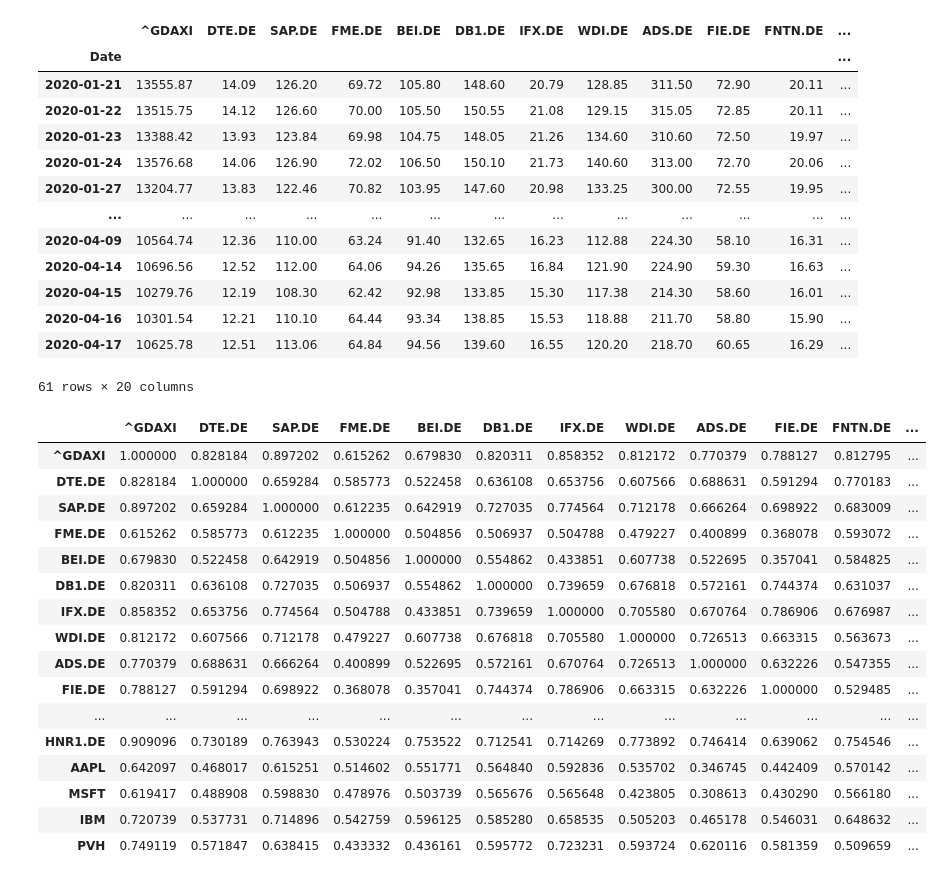
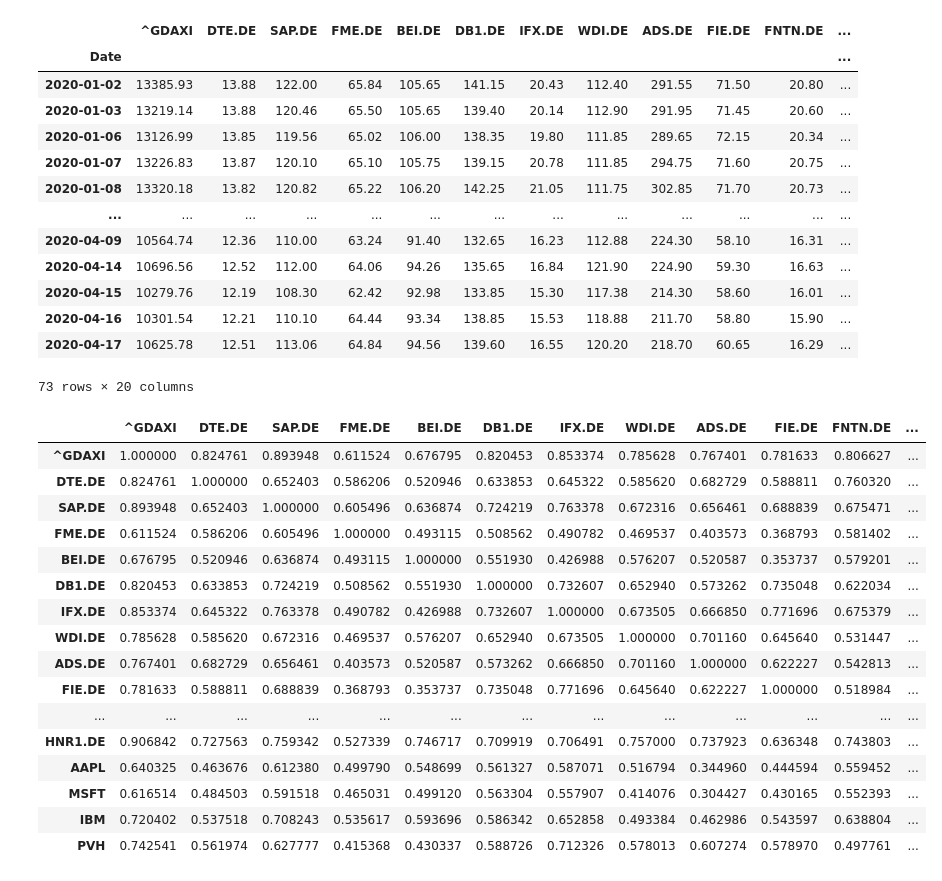
Before and after one commit to ds4pf/correlation-in-python, a Jupyter notebook: correlation-ip-yfin.ipynb, the cells around one changed output. Saved outputs shown, nothing was run; the diff lists cells and outputs as text; code cells hidden in the pictures.

```diff
--- a/correlation-ip-yfin.ipynb
+++ b/correlation-ip-yfin.ipynb
@@ -11,7 +11,8 @@ merged_quotes = pd.DataFrame()
 
 for symbol in entries:
     ticks = yf.Ticker(symbol)
-    h = ticks.history(start='2020-01-20', end='2020-04-20')
+    #h = ticks.history('3mo')
+    h = ticks.history(start='2020-01-01', end='2020-04-20')
     history = h['Close']
     if merged_quotes.size == 0:
         merged_quotes = history.to_frame()
@@ -23,15 +24,15 @@ merged_quotes
 # %% [output]
 |  | ^GDAXI | DTE.DE | SAP.DE | FME.DE | BEI.DE | DB1.DE | IFX.DE | WDI.DE | ADS.DE | FIE.DE | FNTN.DE | ... |
 | Date |  |  |  |  |  |  |  |  |  |  |  | ... |
-| 2020-01-21 | 13555.87 | 14.09 | 126.20 | 69.72 | 105.80 | 148.60 | 20.79 | 128.85 | 311.50 | 72.90 | 20.11 | ... |
-| 2020-01-22 | 13515.75 | 14.12 | 126.60 | 70.00 | 105.50 | 150.55 | 21.08 | 129.15 | 315.05 | 72.85 | 20.11 | ... |
-| 2020-01-23 | 13388.42 | 13.93 | 123.84 | 69.98 | 104.75 | 148.05 | 21.26 | 134.60 | 310.60 | 72.50 | 19.97 | ... |
-| 2020-01-24 | 13576.68 | 14.06 | 126.90 | 72.02 | 106.50 | 150.10 | 21.73 | 140.60 | 313.00 | 72.70 | 20.06 | ... |
-| 2020-01-27 | 13204.77 | 13.83 | 122.46 | 70.82 | 103.95 | 147.60 | 20.98 | 133.25 | 300.00 | 72.55 | 19.95 | ... |
+| 2020-01-02 | 13385.93 | 13.88 | 122.00 | 65.84 | 105.65 | 141.15 | 20.43 | 112.40 | 291.55 | 71.50 | 20.80 | ... |
+| 2020-01-03 | 13219.14 | 13.88 | 120.46 | 65.50 | 105.65 | 139.40 | 20.14 | 112.90 | 291.95 | 71.45 | 20.60 | ... |
+| 2020-01-06 | 13126.99 | 13.85 | 119.56 | 65.02 | 106.00 | 138.35 | 19.80 | 111.85 | 289.65 | 72.15 | 20.34 | ... |
+| 2020-01-07 | 13226.83 | 13.87 | 120.10 | 65.10 | 105.75 | 139.15 | 20.78 | 111.85 | 294.75 | 71.60 | 20.75 | ... |
+| 2020-01-08 | 13320.18 | 13.82 | 120.82 | 65.22 | 106.20 | 142.25 | 21.05 | 111.75 | 302.85 | 71.70 | 20.73 | ... |
 | ... | ... | ... | ... | ... | ... | ... | ... | ... | ... | ... | ... | ... |
 | 2020-04-09 | 10564.74 | 12.36 | 110.00 | 63.24 | 91.40 | 132.65 | 16.23 | 112.88 | 224.30 | 58.10 | 16.31 | ... |
 | 2020-04-14 | 10696.56 | 12.52 | 112.00 | 64.06 | 94.26 | 135.65 | 16.84 | 121.90 | 224.90 | 59.30 | 16.63 | ... |
 | 2020-04-15 | 10279.76 | 12.19 | 108.30 | 62.42 | 92.98 | 133.85 | 15.30 | 117.38 | 214.30 | 58.60 | 16.01 | ... |
 | 2020-04-16 | 10301.54 | 12.21 | 110.10 | 64.44 | 93.34 | 138.85 | 15.53 | 118.88 | 211.70 | 58.80 | 15.90 | ... |
 | 2020-04-17 | 10625.78 | 12.51 | 113.06 | 64.84 | 94.56 | 139.60 | 16.55 | 120.20 | 218.70 | 60.65 | 16.29 | ... |
-61 rows × 20 columns
+73 rows × 20 columns
@@ -42,22 +39,22 @@ for e in entries:
 # %%
-correlation_matrix = pct_changes.corr()
+correlation_matrix = merged_quotes.pct_change().corr()
 correlation_matrix
 # %% [output]
 |  | ^GDAXI | DTE.DE | SAP.DE | FME.DE | BEI.DE | DB1.DE | IFX.DE | WDI.DE | ADS.DE | FIE.DE | FNTN.DE | ... |
-| ^GDAXI | 1.000000 | 0.828184 | 0.897202 | 0.615262 | 0.679830 | 0.820311 | 0.858352 | 0.812172 | 0.770379 | 0.788127 | 0.812795 | ... |
-| DTE.DE | 0.828184 | 1.000000 | 0.659284 | 0.585773 | 0.522458 | 0.636108 | 0.653756 | 0.607566 | 0.688631 | 0.591294 | 0.770183 | ... |
-| SAP.DE | 0.897202 | 0.659284 | 1.000000 | 0.612235 | 0.642919 | 0.727035 | 0.774564 | 0.712178 | 0.666264 | 0.698922 | 0.683009 | ... |
-| FME.DE | 0.615262 | 0.585773 | 0.612235 | 1.000000 | 0.504856 | 0.506937 | 0.504788 | 0.479227 | 0.400899 | 0.368078 | 0.593072 | ... |
-| BEI.DE | 0.679830 | 0.522458 | 0.642919 | 0.504856 | 1.000000 | 0.554862 | 0.433851 | 0.607738 | 0.522695 | 0.357041 | 0.584825 | ... |
-| DB1.DE | 0.820311 | 0.636108 | 0.727035 | 0.506937 | 0.554862 | 1.000000 | 0.739659 | 0.676818 | 0.572161 | 0.744374 | 0.631037 | ... |
-| IFX.DE | 0.858352 | 0.653756 | 0.774564 | 0.504788 | 0.433851 | 0.739659 | 1.000000 | 0.705580 | 0.670764 | 0.786906 | 0.676987 | ... |
-| WDI.DE | 0.812172 | 0.607566 | 0.712178 | 0.479227 | 0.607738 | 0.676818 | 0.705580 | 1.000000 | 0.726513 | 0.663315 | 0.563673 | ... |
-| ADS.DE | 0.770379 | 0.688631 | 0.666264 | 0.400899 | 0.522695 | 0.572161 | 0.670764 | 0.726513 | 1.000000 | 0.632226 | 0.547355 | ... |
-| FIE.DE | 0.788127 | 0.591294 | 0.698922 | 0.368078 | 0.357041 | 0.744374 | 0.786906 | 0.663315 | 0.632226 | 1.000000 | 0.529485 | ... |
+| ^GDAXI | 1.000000 | 0.824761 | 0.893948 | 0.611524 | 0.676795 | 0.820453 | 0.853374 | 0.785628 | 0.767401 | 0.781633 | 0.806627 | ... |
+| DTE.DE | 0.824761 | 1.000000 | 0.652403 | 0.586206 | 0.520946 | 0.633853 | 0.645322 | 0.585620 | 0.682729 | 0.588811 | 0.760320 | ... |
+| SAP.DE | 0.893948 | 0.652403 | 1.000000 | 0.605496 | 0.636874 | 0.724219 | 0.763378 | 0.672316 | 0.656461 | 0.688839 | 0.675471 | ... |
+| FME.DE | 0.611524 | 0.586206 | 0.605496 | 1.000000 | 0.493115 | 0.508562 | 0.490782 | 0.469537 | 0.403573 | 0.368793 | 0.581402 | ... |
+| BEI.DE | 0.676795 | 0.520946 | 0.636874 | 0.493115 | 1.000000 | 0.551930 | 0.426988 | 0.576207 | 0.520587 | 0.353737 | 0.579201 | ... |
+| DB1.DE | 0.820453 | 0.633853 | 0.724219 | 0.508562 | 0.551930 | 1.000000 | 0.732607 | 0.652940 | 0.573262 | 0.735048 | 0.622034 | ... |
+| IFX.DE | 0.853374 | 0.645322 | 0.763378 | 0.490782 | 0.426988 | 0.732607 | 1.000000 | 0.673505 | 0.666850 | 0.771696 | 0.675379 | ... |
+| WDI.DE | 0.785628 | 0.585620 | 0.672316 | 0.469537 | 0.576207 | 0.652940 | 0.673505 | 1.000000 | 0.701160 | 0.645640 | 0.531447 | ... |
+| ADS.DE | 0.767401 | 0.682729 | 0.656461 | 0.403573 | 0.520587 | 0.573262 | 0.666850 | 0.701160 | 1.000000 | 0.622227 | 0.542813 | ... |
+| FIE.DE | 0.781633 | 0.588811 | 0.688839 | 0.368793 | 0.353737 | 0.735048 | 0.771696 | 0.645640 | 0.622227 | 1.000000 | 0.518984 | ... |
 | ... | ... | ... | ... | ... | ... | ... | ... | ... | ... | ... | ... | ... |
-| HNR1.DE | 0.909096 | 0.730189 | 0.763943 | 0.530224 | 0.753522 | 0.712541 | 0.714269 | 0.773892 | 0.746414 | 0.639062 | 0.754546 | ... |
-| AAPL | 0.642097 | 0.468017 | 0.615251 | 0.514602 | 0.551771 | 0.564840 | 0.592836 | 0.535702 | 0.346745 | 0.442409 | 0.570142 | ... |
-| MSFT | 0.619417 | 0.488908 | 0.598830 | 0.478976 | 0.503739 | 0.565676 | 0.565648 | 0.423805 | 0.308613 | 0.430290 | 0.566180 | ... |
-| IBM | 0.720739 | 0.537731 | 0.714896 | 0.542759 | 0.596125 | 0.585280 | 0.658535 | 0.505203 | 0.465178 | 0.546031 | 0.648632 | ... |
-| PVH | 0.749119 | 0.571847 | 0.638415 | 0.433332 | 0.436161 | 0.595772 | 0.723231 | 0.593724 | 0.620116 | 0.581359 | 0.509659 | ... |
+| HNR1.DE | 0.906842 | 0.727563 | 0.759342 | 0.527339 | 0.746717 | 0.709919 | 0.706491 | 0.757000 | 0.737923 | 0.636348 | 0.743803 | ... |
+| AAPL | 0.640325 | 0.463676 | 0.612380 | 0.499790 | 0.548699 | 0.561327 | 0.587071 | 0.516794 | 0.344960 | 0.444594 | 0.559452 | ... |
+| MSFT | 0.616514 | 0.484503 | 0.591518 | 0.465031 | 0.499120 | 0.563304 | 0.557907 | 0.414076 | 0.304427 | 0.430165 | 0.552393 | ... |
+| IBM | 0.720402 | 0.537518 | 0.708243 | 0.535617 | 0.593696 | 0.586342 | 0.652858 | 0.493384 | 0.462986 | 0.543597 | 0.638804 | ... |
+| PVH | 0.742541 | 0.561974 | 0.627777 | 0.415368 | 0.430337 | 0.588726 | 0.712326 | 0.578013 | 0.607274 | 0.578970 | 0.497761 | ... |
 # %%
```
Also changed, not shown: parts of 2 cells of this notebook.
